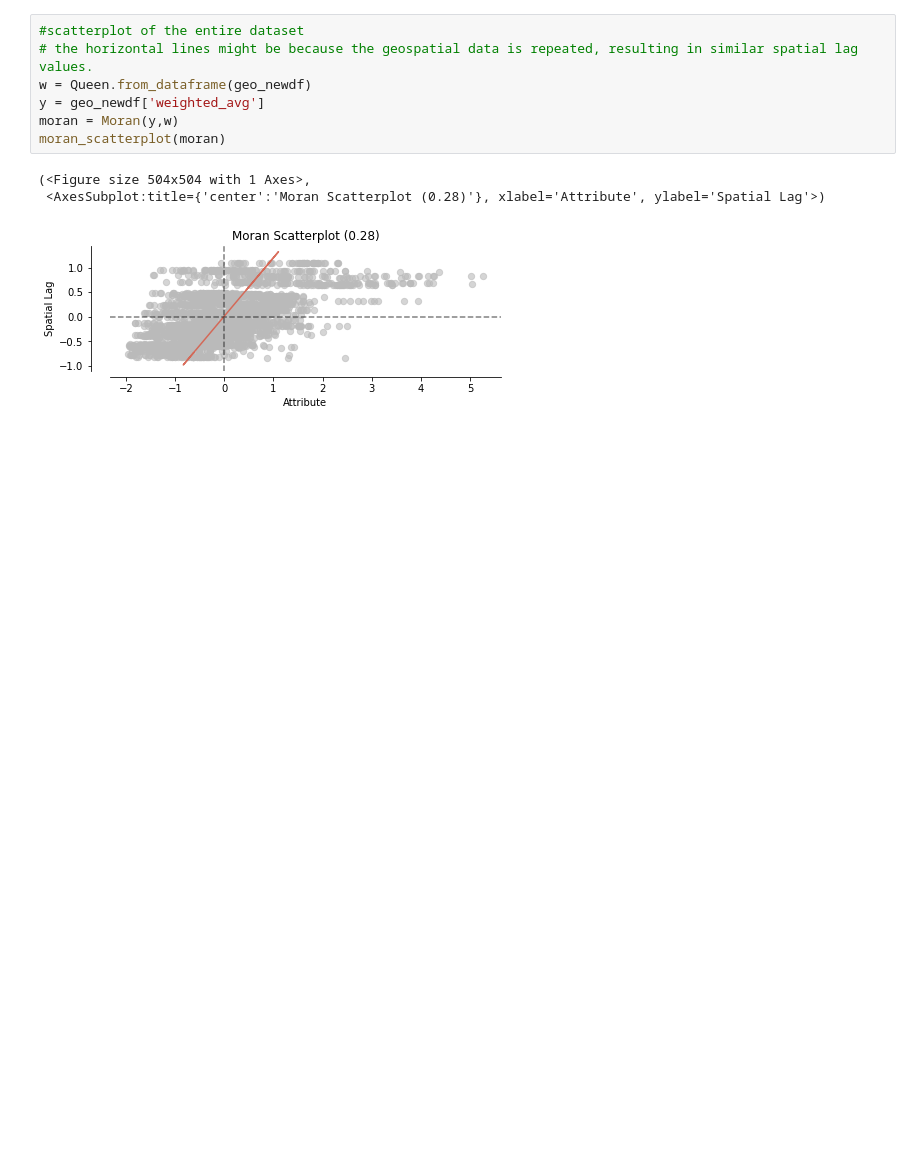
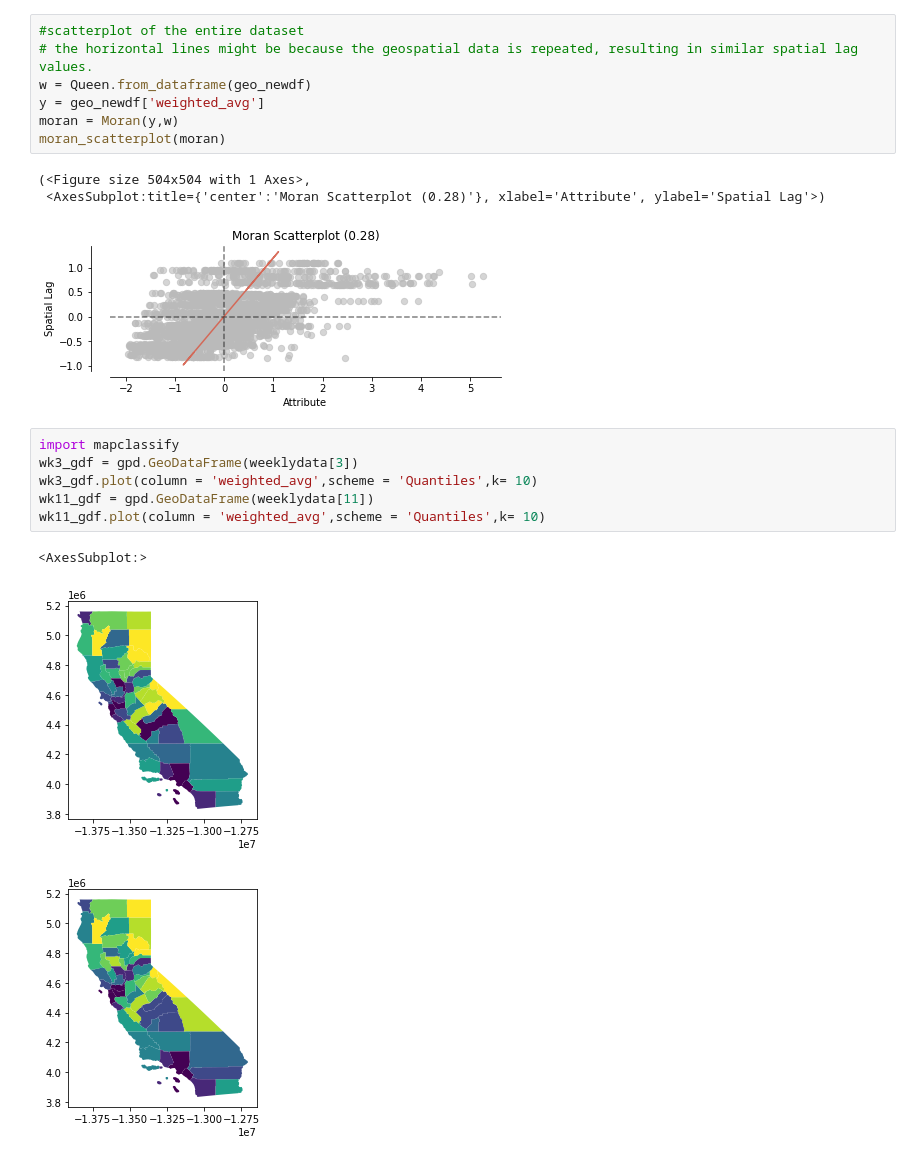
Before and after one commit to Dulaan/MOVE-Lab-Exercise, a Jupyter notebook: MOVElab Exercisev1.2.ipynb, the cells around one changed output. Saved outputs shown, nothing was run; the diff lists cells and outputs as text; blank space fills up the shorter version.

```diff
--- a/MOVElab Exercisev1.2.ipynb
+++ b/MOVElab Exercisev1.2.ipynb
@@ -189,3 +189,13 @@ moran_scatterplot(moran)
 (<Figure size 504x504 with 1 Axes>,
  <AxesSubplot:title={'center':'Moran Scatterplot (0.28)'}, xlabel='Attribute', ylabel='Spatial Lag'>)
 [figure]
+# %%
+import mapclassify
+wk3_gdf = gpd.GeoDataFrame(weeklydata[3])
+wk3_gdf.plot(column = 'weighted_avg',scheme = 'Quantiles',k= 10)
+wk11_gdf = gpd.GeoDataFrame(weeklydata[11])
+wk11_gdf.plot(column = 'weighted_avg',scheme = 'Quantiles',k= 10)
+# %% [output]
+<AxesSubplot:>
+[figure, added]
+[figure, added]
```
